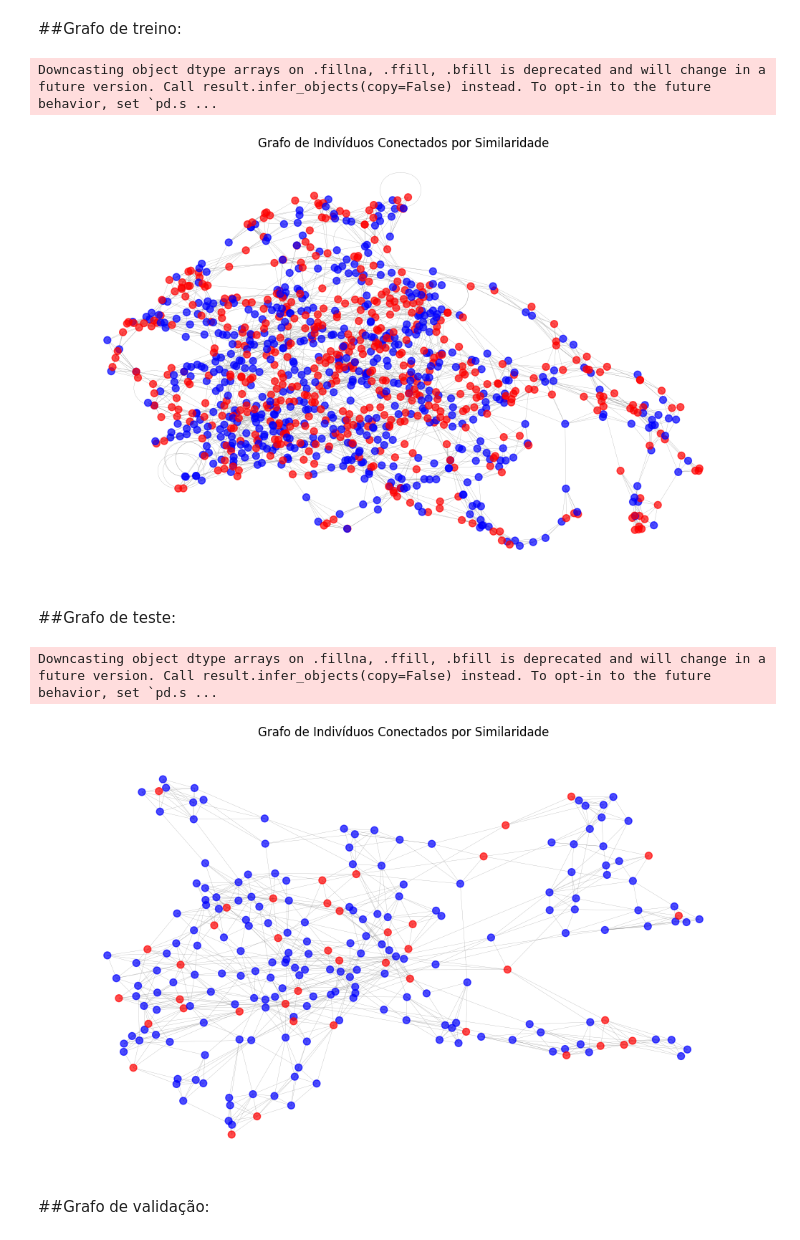
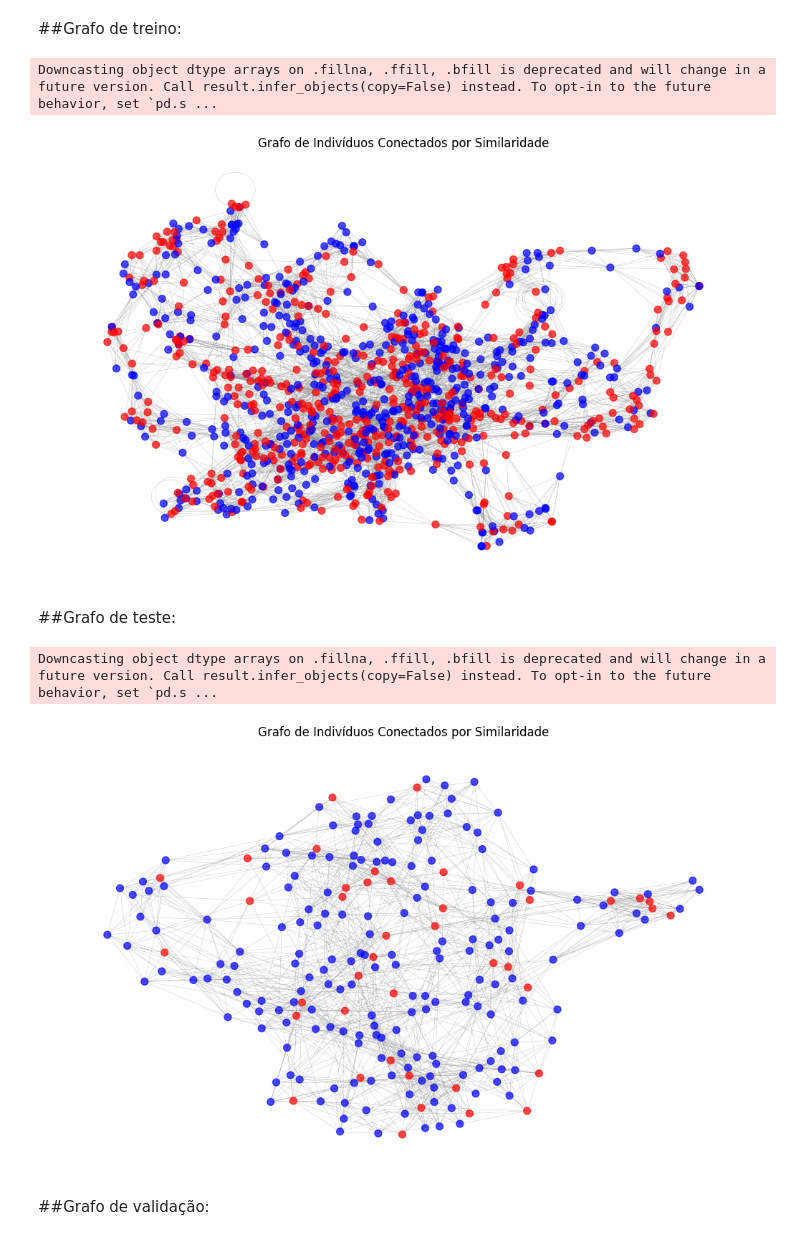
Before and after one commit to raphaelp-silva/GNN_Predictive_Model_Obesity, a Jupyter notebook: Model_GNN_Obesity.ipynb, the cells around one changed output. Saved outputs shown, nothing was run; the diff lists cells and outputs as text; code cells hidden in the pictures.

```diff
--- a/Model_GNN_Obesity.ipynb
+++ b/Model_GNN_Obesity.ipynb
@@ -458,21 +458,21 @@ torch.Tensor
 # %%
 # Criando e visualizando o grafo de treino:
 
-graph_train_pyg = df_to_pyg_with_edges(X_train, y_train, k=5)
+graph_train_pyg = df_to_pyg_with_edges(X_train, y_train, k=10)
 plot_graph(graph_train_pyg, db_encoded)
 # %% [output]
 Downcasting object dtype arrays on .fillna, .ffill, .bfill is deprecated and will change in a future version. Call result.infer_objects(copy=False) instead. To opt-in to the future behavior, set `pd.s ...
-[figure, old version]
+[figure, new version]
 # %% [markdown]
 ##Grafo de teste:
 # %%
 # Criando e visualizando o grafo de teste
 
-graph_test_pyg = df_to_pyg_with_edges(X_test, y_test, k=5)
+graph_test_pyg = df_to_pyg_with_edges(X_test, y_test, k=10)
 plot_graph(graph_test_pyg, db_encoded)
 # %% [output]
 Downcasting object dtype arrays on .fillna, .ffill, .bfill is deprecated and will change in a future version. Call result.infer_objects(copy=False) instead. To opt-in to the future behavior, set `pd.s ...
-[figure, old version]
+[figure, new version]
 # %% [markdown]
 ##Grafo de validação:
 # %%
```
Also changed, not shown: parts of 15 cells of this notebook.
